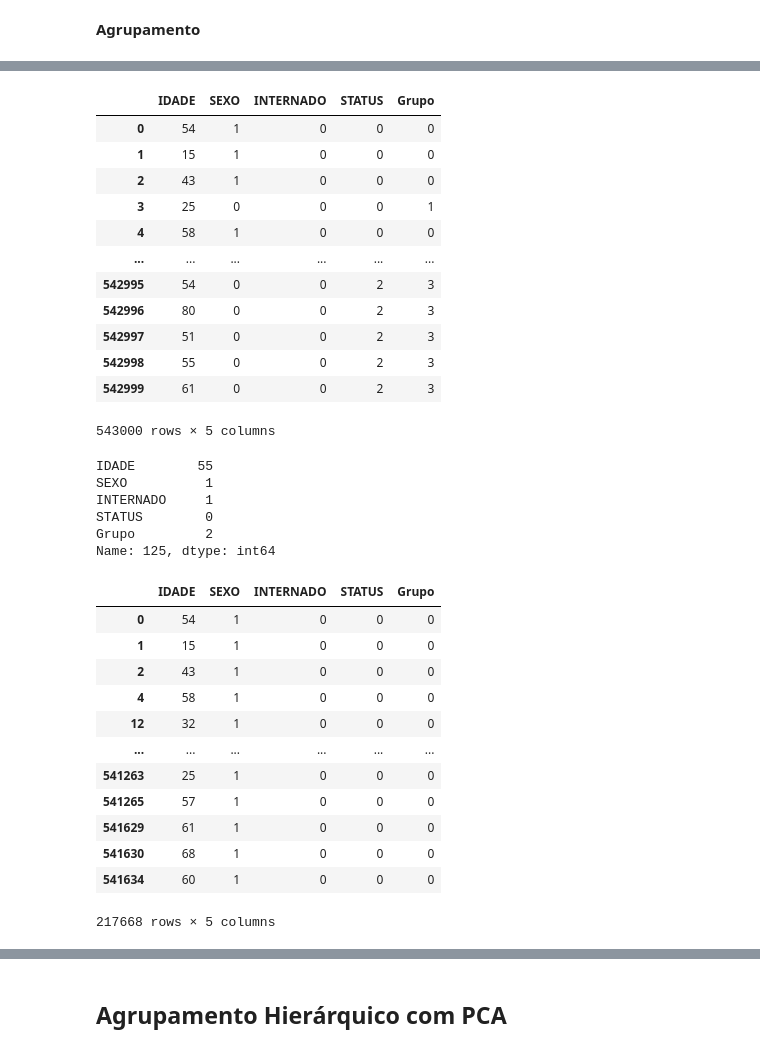
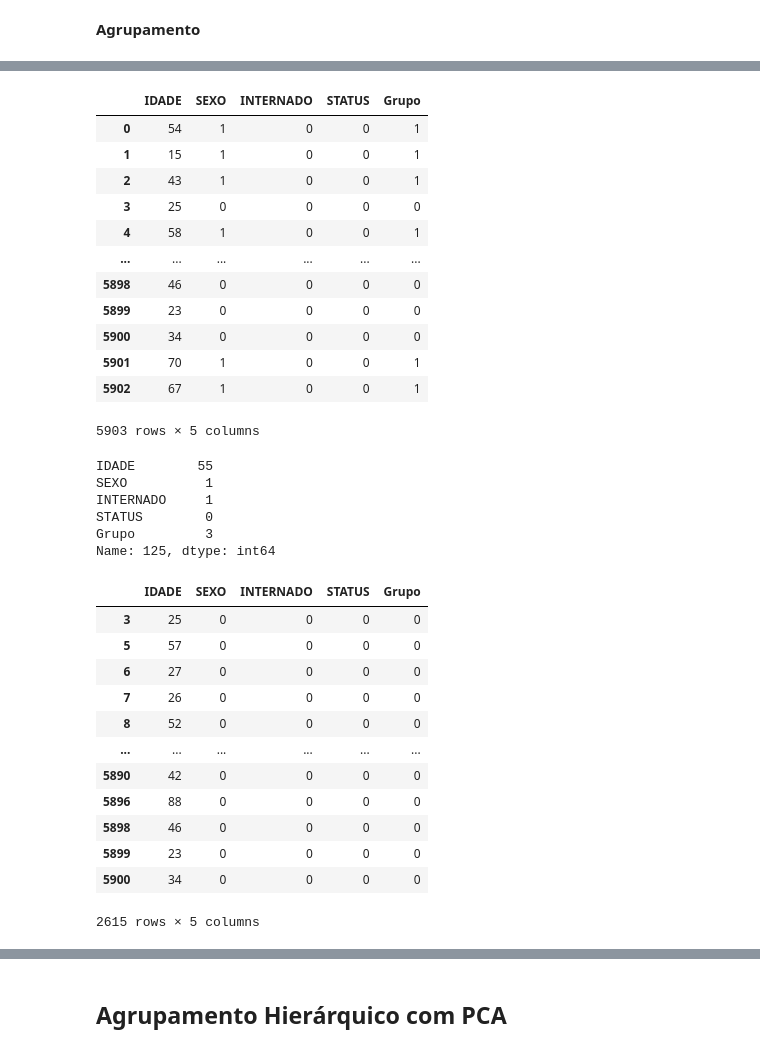
Before and after one commit to gabrieldilay/NaoSupervisionadoCovid, a Jupyter notebook: CovidNaoSupervisionado.ipynb, the cells around one changed output, grey strips where cells are left out. Saved outputs shown, nothing was run; the diff lists cells and outputs as text; code cells hidden in the pictures.

```diff
--- a/CovidNaoSupervisionado.ipynb
+++ b/CovidNaoSupervisionado.ipynb
@@ -290,6 +318,6 @@ plt.ylabel('WCSS');
 # %%
 kmeans = KMeans(n_clusters = 4, init = 'k-means++', random_state = 5, max_iter = 300)
 # %%
-kmeans2 = kmeans.fit(df2_esc)
+kmeans_fit = kmeans.fit(df2_pca)
 # %%
 # Coordenadas dos Centróides
@@ -315,5 +331,5 @@ array([[ 3.72507397e+01,  1.00000000e+00, -1.38715428e-13,
 # %%
 # Classificação dos dados
-classificacao2 = kmeans2.labels_
-classificacao2
+classificacao = kmeans_fit.labels_
+classificacao
 # %% [output]
@@ -325,5 +354,5 @@ classificacao2[199]
 # %%
-agrupamento2 = pd.DataFrame(classificacao2, columns = ['Grupo'])
-agrupamento2
+agrupamento = pd.DataFrame(classificacao, columns = ['Grupo'])
+agrupamento
 # %% [output]
 |  | Grupo |
@@ -342,46 +371,46 @@ agrupamento2
 # %%
-df4 = pd.concat([df2, agrupamento2],axis=1)
-df4
+df2 = pd.concat([df2, agrupamento],axis=1)
+df2
 # %% [output]
 |  | IDADE | SEXO | INTERNADO | STATUS | Grupo |
-| 0 | 54 | 1 | 0 | 0 | 0 |
-| 1 | 15 | 1 | 0 | 0 | 0 |
-| 2 | 43 | 1 | 0 | 0 | 0 |
-| 3 | 25 | 0 | 0 | 0 | 1 |
-| 4 | 58 | 1 | 0 | 0 | 0 |
+| 0 | 54 | 1 | 0 | 0 | 1 |
+| 1 | 15 | 1 | 0 | 0 | 1 |
+| 2 | 43 | 1 | 0 | 0 | 1 |
+| 3 | 25 | 0 | 0 | 0 | 0 |
+| 4 | 58 | 1 | 0 | 0 | 1 |
 | ... | ... | ... | ... | ... | ... |
-| 542995 | 54 | 0 | 0 | 2 | 3 |
-| 542996 | 80 | 0 | 0 | 2 | 3 |
-| 542997 | 51 | 0 | 0 | 2 | 3 |
-| 542998 | 55 | 0 | 0 | 2 | 3 |
-| 542999 | 61 | 0 | 0 | 2 | 3 |
+| 5898 | 46 | 0 | 0 | 0 | 0 |
+| 5899 | 23 | 0 | 0 | 0 | 0 |
+| 5900 | 34 | 0 | 0 | 0 | 0 |
+| 5901 | 70 | 1 | 0 | 0 | 1 |
+| 5902 | 67 | 1 | 0 | 0 | 1 |
-543000 rows × 5 columns
+5903 rows × 5 columns
 # %%
-df4.iloc[125 , :]
+df2.iloc[125 , :]
 # %% [output]
 IDADE        55
 SEXO          1
 INTERNADO     1
 STATUS        0
-Grupo         2
+Grupo         3
 Name: 125, dtype: int64
 # %%
-grupo0 = df4.loc[df4.Grupo == 0]
+grupo0 = df2.loc[df2.Grupo == 0]
 grupo0
 # %% [output]
 |  | IDADE | SEXO | INTERNADO | STATUS | Grupo |
-| 0 | 54 | 1 | 0 | 0 | 0 |
-| 1 | 15 | 1 | 0 | 0 | 0 |
-| 2 | 43 | 1 | 0 | 0 | 0 |
-| 4 | 58 | 1 | 0 | 0 | 0 |
-| 12 | 32 | 1 | 0 | 0 | 0 |
+| 3 | 25 | 0 | 0 | 0 | 0 |
+| 5 | 57 | 0 | 0 | 0 | 0 |
+| 6 | 27 | 0 | 0 | 0 | 0 |
+| 7 | 26 | 0 | 0 | 0 | 0 |
+| 8 | 52 | 0 | 0 | 0 | 0 |
 | ... | ... | ... | ... | ... | ... |
-| 541263 | 25 | 1 | 0 | 0 | 0 |
-| 541265 | 57 | 1 | 0 | 0 | 0 |
-| 541629 | 61 | 1 | 0 | 0 | 0 |
-| 541630 | 68 | 1 | 0 | 0 | 0 |
-| 541634 | 60 | 1 | 0 | 0 | 0 |
+| 5890 | 42 | 0 | 0 | 0 | 0 |
+| 5896 | 88 | 0 | 0 | 0 | 0 |
+| 5898 | 46 | 0 | 0 | 0 | 0 |
+| 5899 | 23 | 0 | 0 | 0 | 0 |
+| 5900 | 34 | 0 | 0 | 0 | 0 |
-217668 rows × 5 columns
+2615 rows × 5 columns
 # %%
 grupo0.shape
 # %% [output]
```
Also changed, not shown: parts of 50 cells of this notebook.
